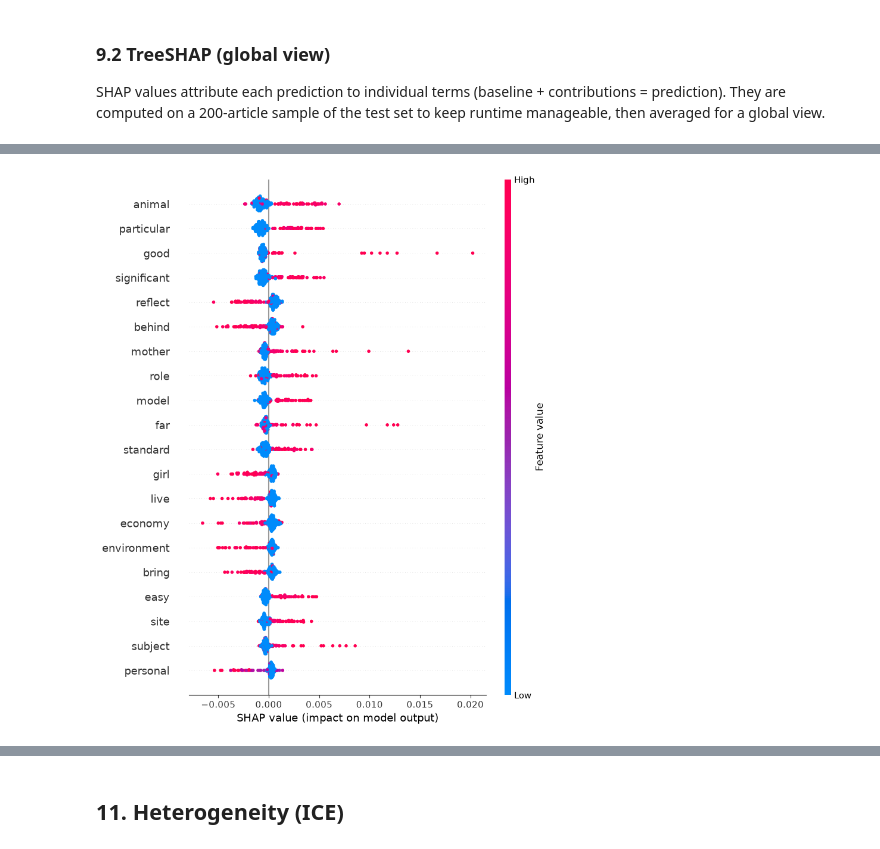
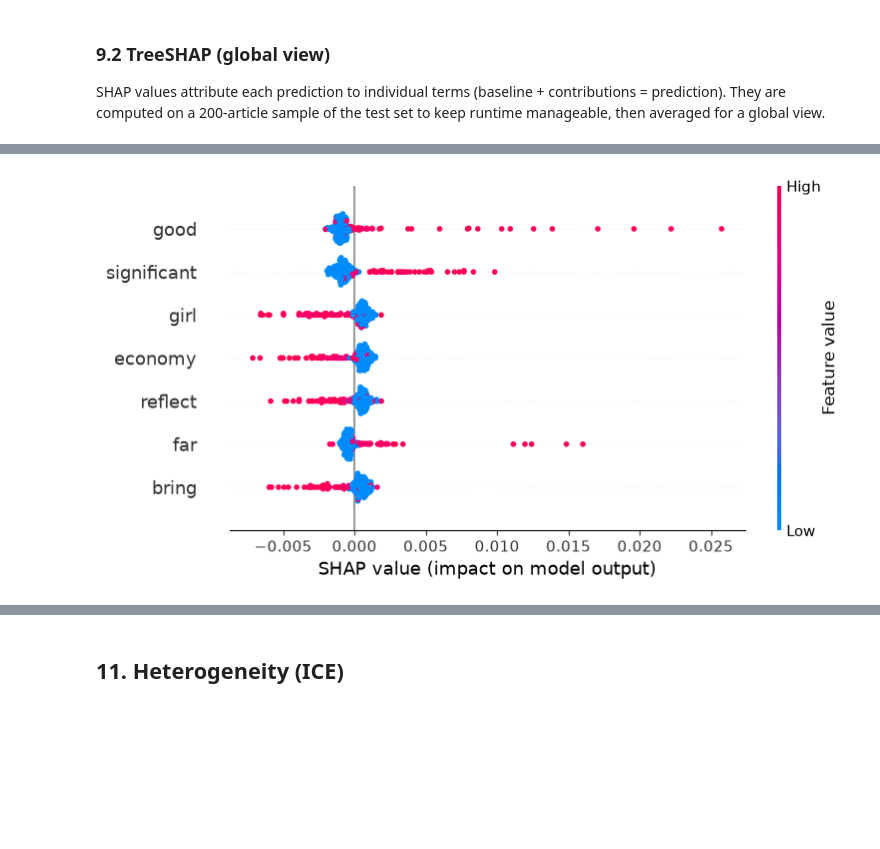
Before and after one commit to jirapon000/XDS_Fake_New_Detection, a Jupyter notebook: random_forest.ipynb, the cells around one changed output, grey strips where cells are left out. Cells and saved outputs as stored; diff of their text form; code cells hidden in the pictures; blank space fills up the shorter version.

```diff
--- a/random_forest.ipynb
+++ b/random_forest.ipynb
@@ -323,7 +297,7 @@ SHAP values shape: (200, 5000)
 # %%
-shap.summary_plot(sv_fake, X_shap, feature_names=list(feature_names), max_display=20)
+shap.summary_plot(sv_fake, X_shap, feature_names=list(feature_names), max_display=7)
 # %% [output]
-[figure, old version]
+[figure, new version]
 # %%
 shap_importance = pd.DataFrame({
     "term": feature_names,
```
Also changed, not shown: parts of 30 cells of this notebook, 2 other files.
